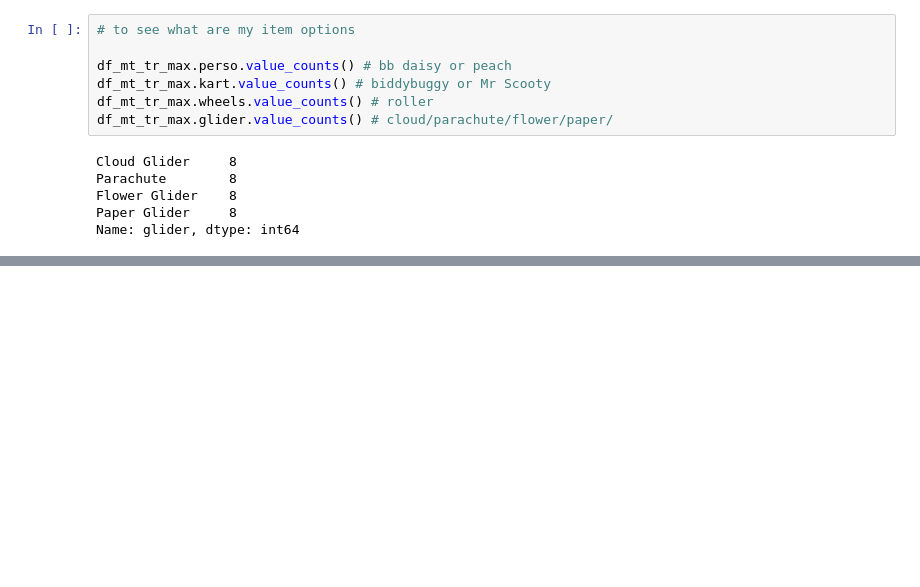
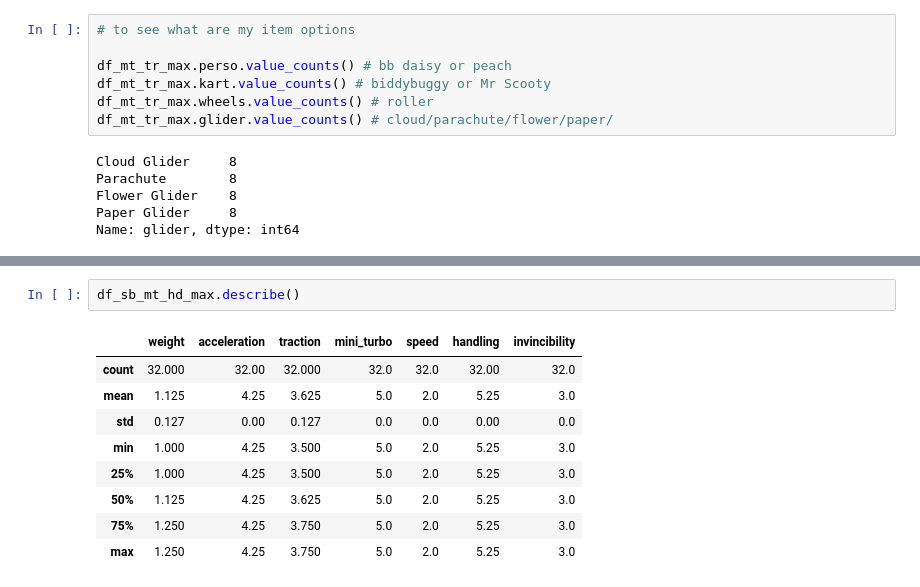
Before and after one commit to FernandoDanielArroyo/mk8, a Jupyter notebook: df_stats.ipynb, the cells around one changed output, grey strips where cells are left out. Saved outputs shown, nothing was run; the diff lists cells and outputs as text; blank space fills up the shorter version.

```diff
--- a/df_stats.ipynb
+++ b/df_stats.ipynb
@@ -364,0 +423,12 @@ Name: glider, dtype: int64
+# %%
+df_sb_mt_hd_max.describe()
+# %% [output]
+|  | weight | acceleration | traction | mini_turbo | speed | handling | invincibility |
+| count | 32.000 | 32.00 | 32.000 | 32.0 | 32.0 | 32.00 | 32.0 |
+| mean | 1.125 | 4.25 | 3.625 | 5.0 | 2.0 | 5.25 | 3.0 |
+| std | 0.127 | 0.00 | 0.127 | 0.0 | 0.0 | 0.00 | 0.0 |
+| min | 1.000 | 4.25 | 3.500 | 5.0 | 2.0 | 5.25 | 3.0 |
+| 25% | 1.000 | 4.25 | 3.500 | 5.0 | 2.0 | 5.25 | 3.0 |
+| 50% | 1.125 | 4.25 | 3.625 | 5.0 | 2.0 | 5.25 | 3.0 |
+| 75% | 1.250 | 4.25 | 3.750 | 5.0 | 2.0 | 5.25 | 3.0 |
+| max | 1.250 | 4.25 | 3.750 | 5.0 | 2.0 | 5.25 | 3.0 |
```
Also changed, not shown: parts of 9 cells of this notebook.
